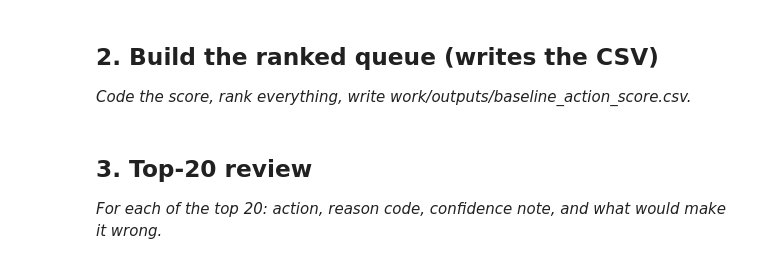
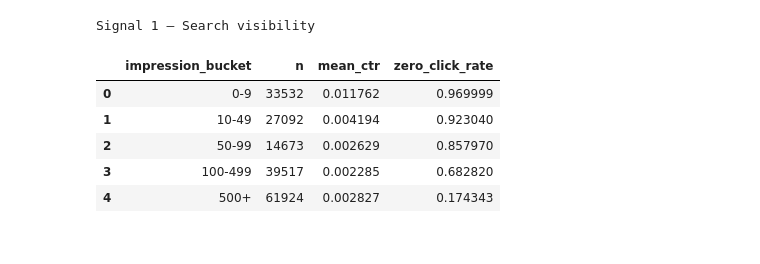
Before and after one commit to usmanCh129/flyrank-ml-internship, a Jupyter notebook: work/notebooks/w04_baseline_score.ipynb, the cells around one changed output. Cells and saved outputs as stored; diff of their text form; code cells hidden in the pictures.

```diff
--- a/work/notebooks/w04_baseline_score.ipynb
+++ b/work/notebooks/w04_baseline_score.ipynb
@@ -13,7 +133,43 @@ This skeleton is yours to fill. Work the sections **in order** — each one has
 # %%
 # This cell is for CODE (numbers, a query, a check).
 # Write your text answer in the cell ABOVE this one — typing sentences here breaks Run All.
+# Signal audit 1 — impressions / visibility
+
+visibility_bins = [-1, 9, 49, 99, 499, 999999999]
+visibility_labels = [
+    "0-9",
+    "10-49",
+    "50-99",
+    "100-499",
+    "500+"
+]
+
+audit_df = baseline_df.copy()
+
+audit_df["impression_bucket"] = pd.cut(
+    audit_df["impressions"],
+    bins=visibility_bins,
+    labels=visibility_labels
+)
+
+visibility_table = (
+    audit_df
+    .groupby("impression_bucket", observed=False)
+    .agg(
+        n=("content_hash_id", "size"),
+        mean_ctr=("ctr", "mean"),
+        zero_click_rate=("clicks", lambda x: (x == 0).mean())
+    )
+    .reset_index()
+)
+
+print("Signal 1 — Search visibility")
+display(visibility_table)
+# %% [output]
+Signal 1 — Search visibility
+|  | impression_bucket | n | mean_ctr | zero_click_rate |
+| 0 | 0-9 | 33532 | 0.011762 | 0.969999 |
+| 1 | 10-49 | 27092 | 0.004194 | 0.923040 |
+| 2 | 50-99 | 14673 | 0.002629 | 0.857970 |
+| 3 | 100-499 | 39517 | 0.002285 | 0.682820 |
+| 4 | 500+ | 61924 | 0.002827 | 0.174343 |
-# %% [markdown]
-## 2. Build the ranked queue (writes the CSV)
-
-*Code the score, rank everything, write work/outputs/baseline_action_score.csv.*
@@ -23,4 +175,0 @@ This skeleton is yours to fill. Work the sections **in order** — each one has
-# %% [markdown]
-## 3. Top-20 review
-
-*For each of the top 20: action, reason code, confidence note, and what would make it wrong.*
```
Also changed, not shown: parts of 20 cells of this notebook.
